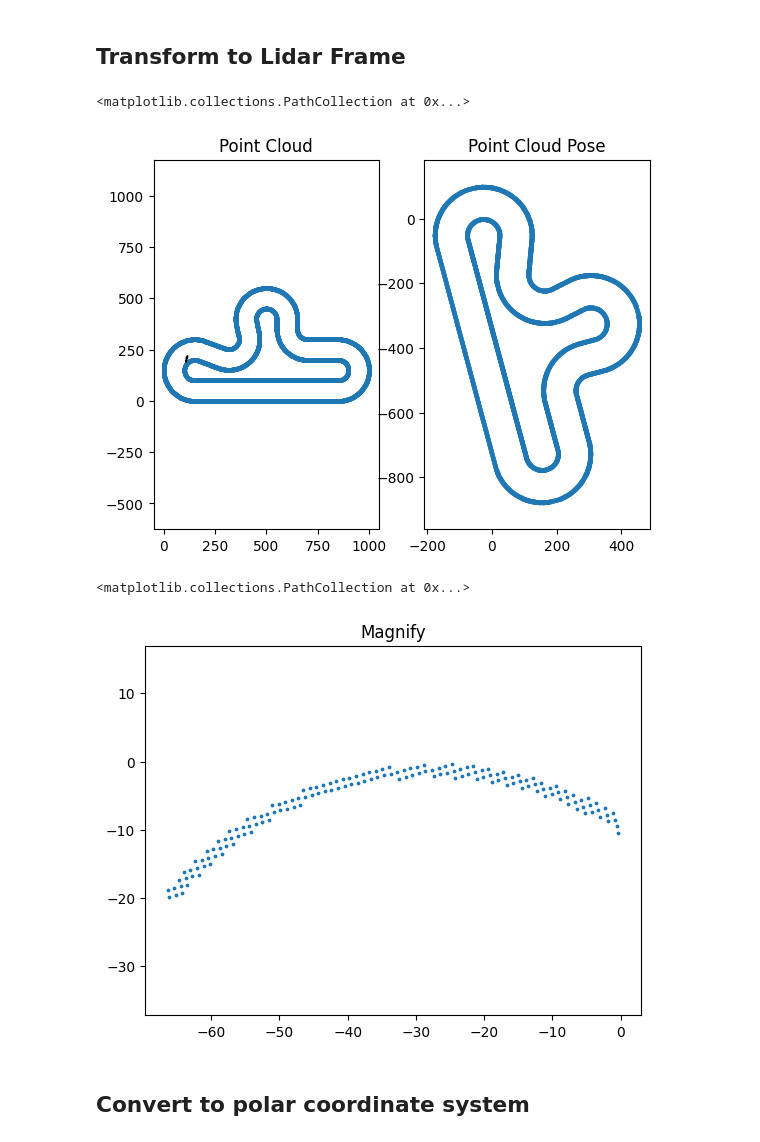
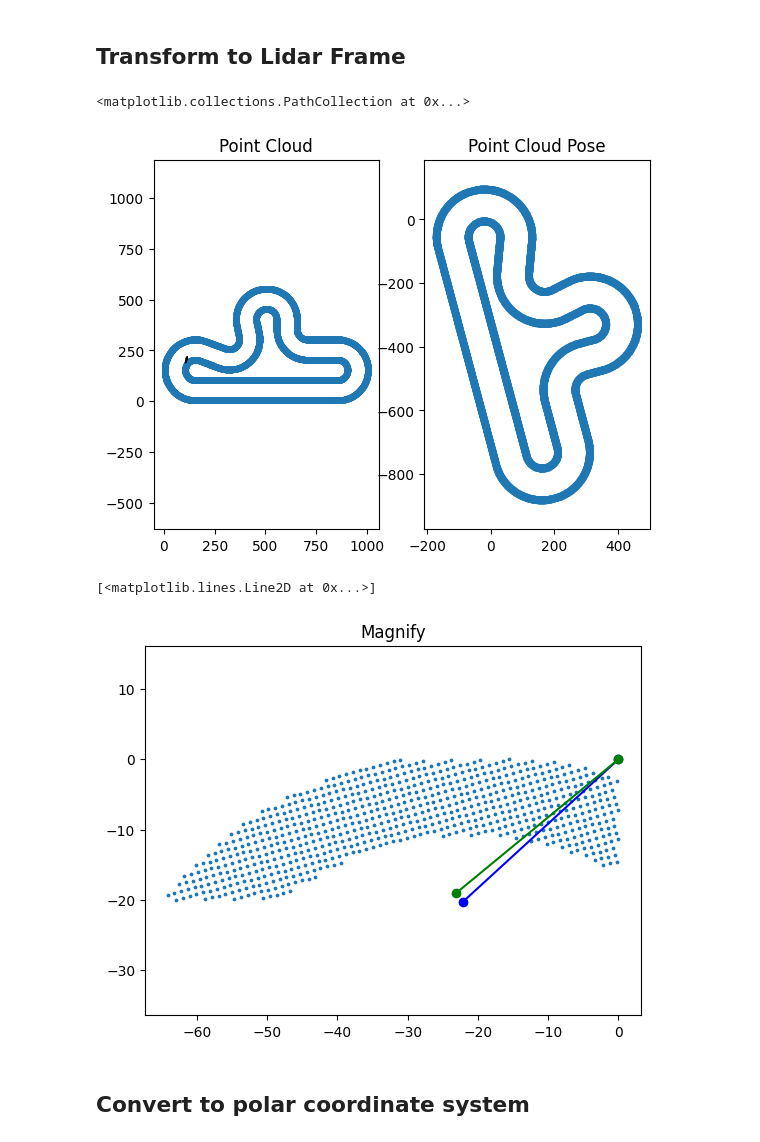
Before and after one commit to hdumcke/TRR2023, a Jupyter notebook: simulation/jupyternb/2-lidar-scann.ipynb, the cells around one changed output. Saved outputs shown, nothing was run; the diff lists cells and outputs as text; code cells hidden in the pictures.

Commit message:
changed wall thickness and added edited map

```diff
--- a/simulation/jupyternb/2-lidar-scann.ipynb
+++ b/simulation/jupyternb/2-lidar-scann.ipynb
@@ -10,7 +10,7 @@ We then place the robot with the lidar on the map using xy coordinates and yaw a
 We sweep a full circle around the Lidar in segments which size depends on the Lidar resolution and we retain the closest point to construct our lidar scann.
 # %%
 import matplotlib.pyplot as plt
-with open("piste.pgm", 'rb') as pgmf:
+with open("piste_edited.pgm", 'rb') as pgmf:
     img = plt.imread(pgmf)
 # %%
 import numpy as np
@@ -73,18 +73,27 @@ axs[1].axis('equal')
 axs[1].scatter(points_pose[:, 0], points_pose[:, 1], s=3.0)
 # %% [output]
 <matplotlib.collections.PathCollection at 0x...>
-[figure, old version]
+[figure, new version]
 # %%
 points_magnify = points_pose[(points_pose[:, 0] < 0) & (points_pose[:, 0] > -80)]
 points_magnify = points_magnify[(points_magnify[:, 1] < 0) & (points_magnify[:, 1] > -20)]
 # %%
+angle1 = np.radians(-132.5)
+angle2 = np.radians(-129.5)
+x_values1 = [30 * np.sin(angle1), 0]
+y_values1 = [30 * np.cos(angle1), 0]
+x_values2 = [30 * np.sin(angle2), 0]
+y_values2 = [30 * np.cos(angle2), 0]
+
 fig, ax = plt.subplots(1, 1)
 ax.set_title("Magnify")
 ax.axis('equal')
 ax.scatter(points_magnify[:, 0], points_magnify[:, 1], s=3.0)
+plt.plot(x_values1, y_values1, 'bo-')
+plt.plot(x_values2, y_values2, 'go-')
 # %% [output]
-<matplotlib.collections.PathCollection at 0x...>
+[<matplotlib.lines.Line2D at 0x...>]
-[figure, old version]
+[figure, new version]
 # %% [markdown]
 ## Convert to polar coordinate system
 # %%
```
Also changed, not shown: parts of 5 cells of this notebook, 7 other files.
